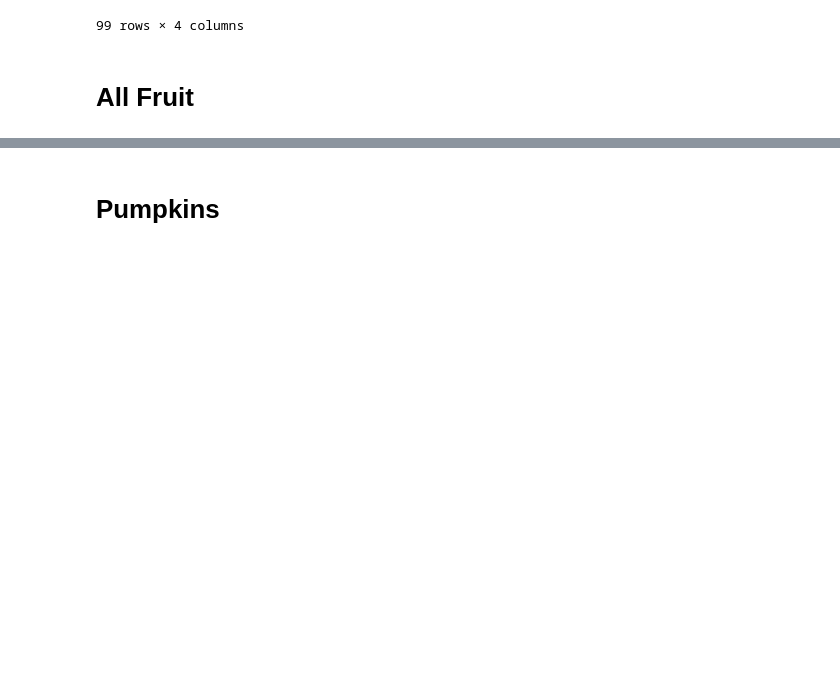
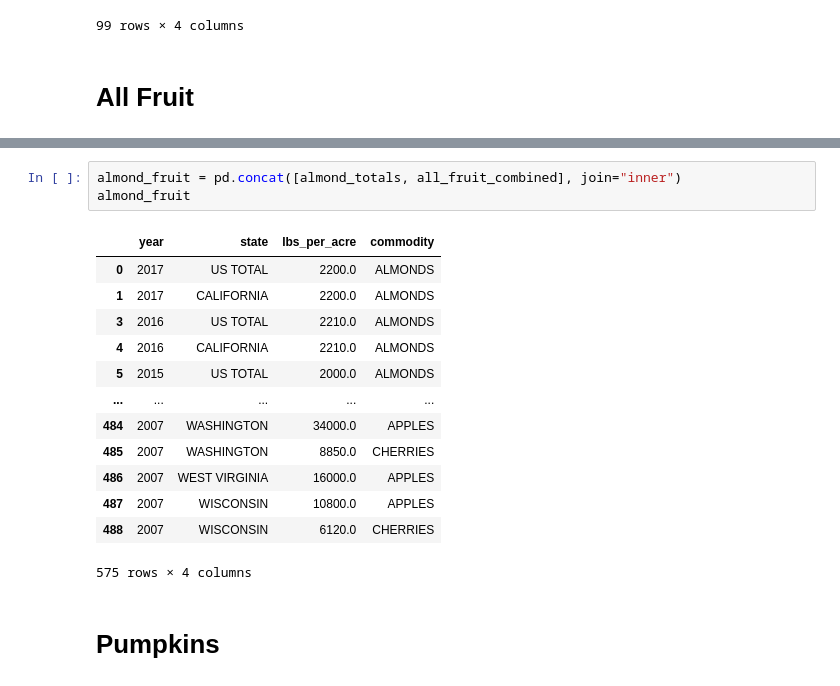
Before and after one commit to gamem001/bees_machine_learning, a Jupyter notebook: melissa/all_crops.ipynb, the cells around one changed output, grey strips where cells are left out. Drawn from its saved outputs; the diff is of its cells as text; blank space fills up the shorter version.

```diff
--- a/melissa/all_crops.ipynb
+++ b/melissa/all_crops.ipynb
@@ -98,3 +123,20 @@ all_fruit_combined
+# %%
+almond_fruit = pd.concat([almond_totals, all_fruit_combined], join="inner")
+almond_fruit
+# %% [output]
+|  | year | state | lbs_per_acre | commodity |
+| 0 | 2017 | US TOTAL | 2200.0 | ALMONDS |
+| 1 | 2017 | CALIFORNIA | 2200.0 | ALMONDS |
+| 3 | 2016 | US TOTAL | 2210.0 | ALMONDS |
+| 4 | 2016 | CALIFORNIA | 2210.0 | ALMONDS |
+| 5 | 2015 | US TOTAL | 2000.0 | ALMONDS |
+| ... | ... | ... | ... | ... |
+| 484 | 2007 | WASHINGTON | 34000.0 | APPLES |
+| 485 | 2007 | WASHINGTON | 8850.0 | CHERRIES |
+| 486 | 2007 | WEST VIRGINIA | 16000.0 | APPLES |
+| 487 | 2007 | WISCONSIN | 10800.0 | APPLES |
+| 488 | 2007 | WISCONSIN | 6120.0 | CHERRIES |
+575 rows × 4 columns
 # %% [markdown]
 # Pumpkins
 # %%
```
Also changed, not shown: parts of 11 cells of this notebook, 9 other files.
